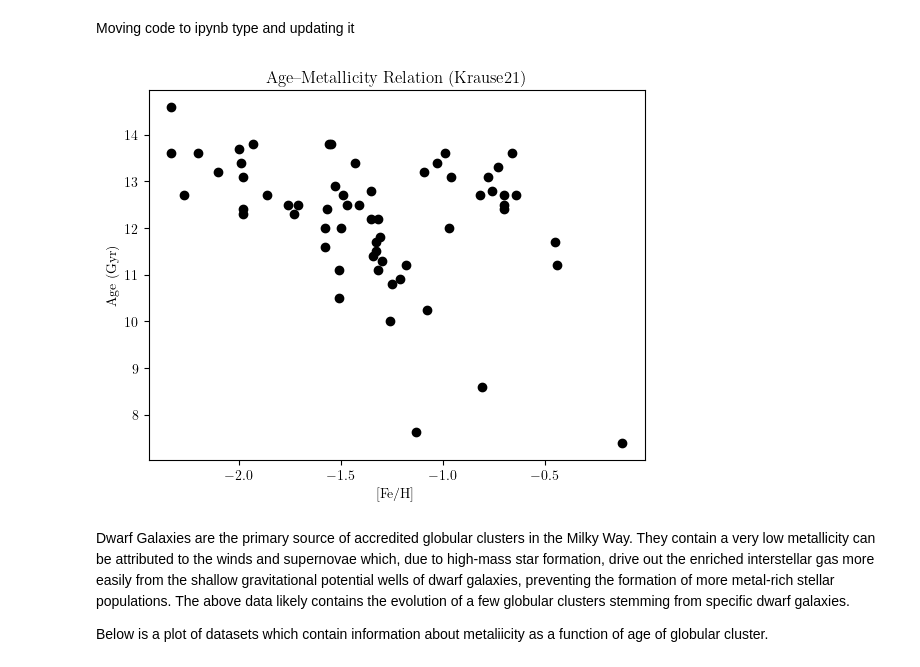
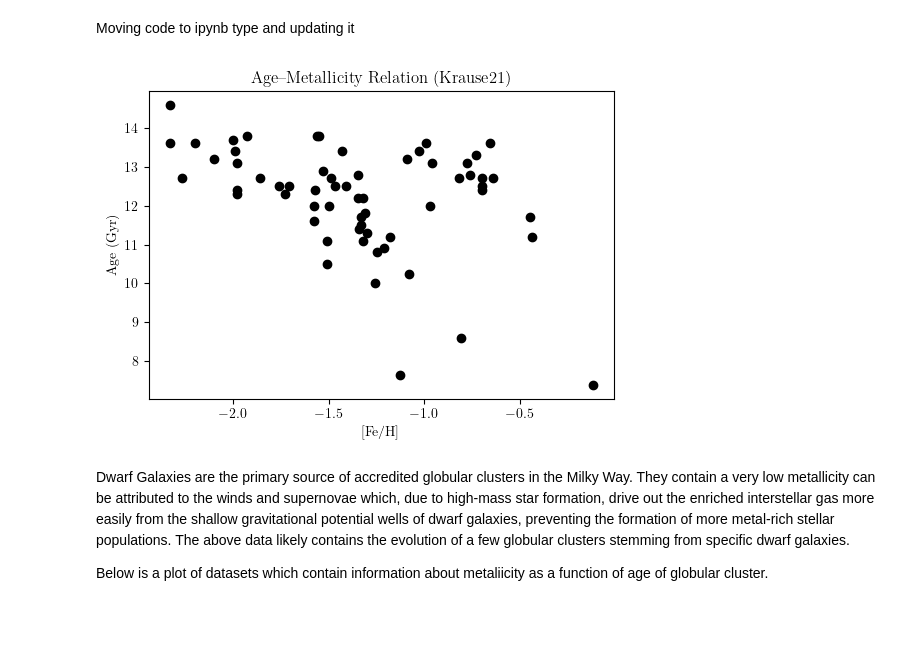
Before and after one commit to sleepdepr1ved/PHYS3116_Team, a Jupyter notebook: PHYS3116_Hassan.ipynb, the cells around one changed output. Cells and saved outputs as stored; diff of their text form; code cells hidden in the pictures; blank space fills up the shorter version.

```diff
--- a/PHYS3116_Hassan.ipynb
+++ b/PHYS3116_Hassan.ipynb
@@ -4,34 +4,35 @@ Moving code to ipynb type and updating it
 import pandas as pd
 import matplotlib.pyplot as plt
 
 plt.rcParams["text.usetex"] = False
 plt.rcParams["mathtext.fontset"] = "cm"
 plt.rcParams["font.family"] = "serif"
 plt.rcParams.update({
     "text.usetex": True,
     "font.family": "serif",
     "font.serif": ["Computer Modern"],
 })
 
 # Analysing [Fe/H] vs. Age data for Krause dataset
 
 # Obtaining data-set and taking each column separately
 krause = pd.read_csv(r"C:\Users\HassanNoun\OneDrive - UNSW\Desktop\PHYS3116\Group Assessment\GitHubClone_PHYS3116\PHYS3116_Team\Krause21.csv")
 ages = krause["Age"]        # cluster ages
 feh  = krause["FeH"]        # metallicities
 mass = krause["Mstar"]      # stellar mass
 rh   = krause["rh"]         # half-light radius
 c5   = krause["C5"]         # concentration
 names = krause["Object"]    # cluster names
 
 # Plotting as a scatter plot
+plt.figure(figsize=(6,4))
 plt.scatter(feh, ages, color='black')
 plt.xlabel("[Fe/H]")
 plt.ylabel("Age (Gyr)")
 plt.title("Age–Metallicity Relation (Krause21)")
 plt.show()
 # %% [output]
-[figure, old version]
+[figure, new version]
 # %% [markdown]
 Dwarf Galaxies are the primary source of accredited globular clusters in the Milky Way. They contain a very low metallicity can be attributed to the winds and supernovae which, due to high-mass star formation, drive out the enriched interstellar gas more easily from the shallow gravitational potential wells of dwarf galaxies, preventing the formation of more metal-rich stellar populations. The above data likely contains the evolution of a few globular clusters stemming from specific dwarf galaxies.
 
```
Also changed, not shown: parts of 6 cells of this notebook.
